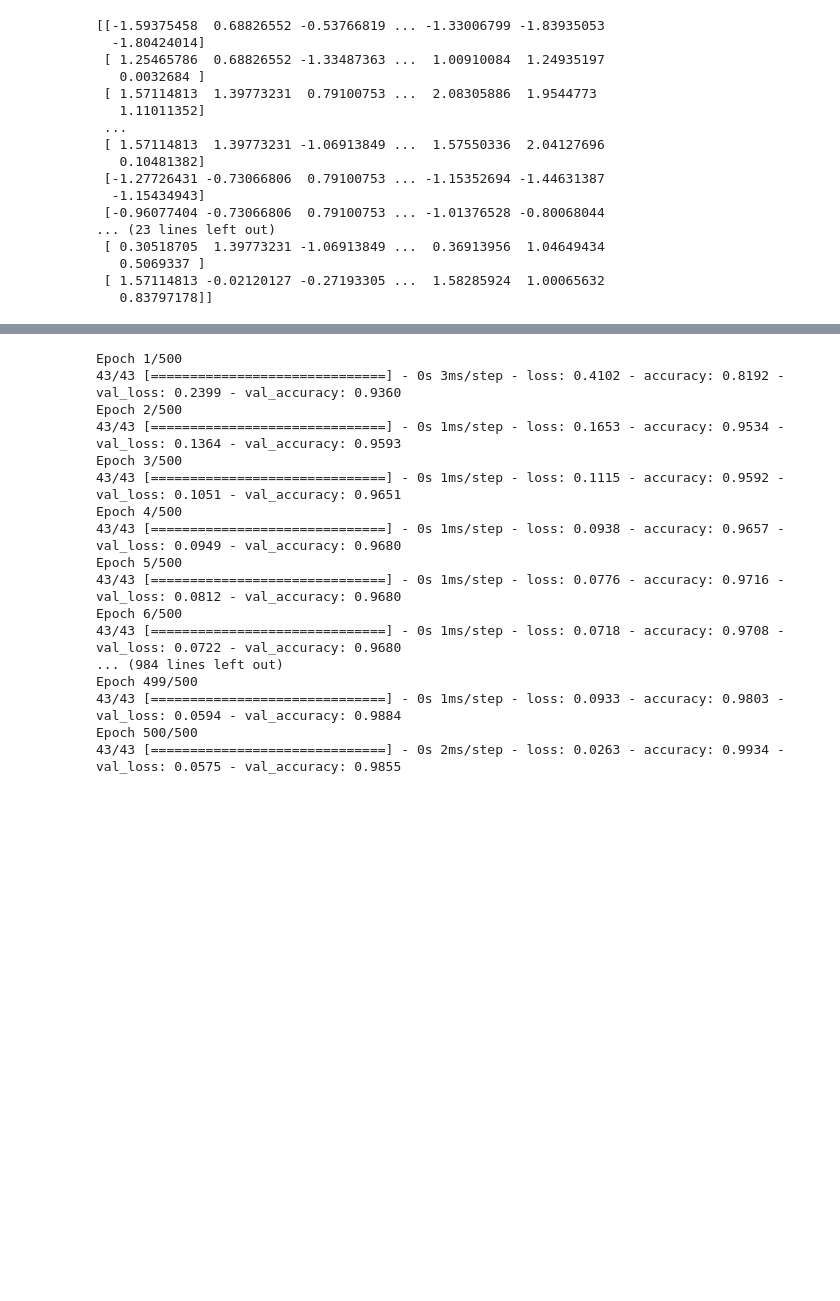
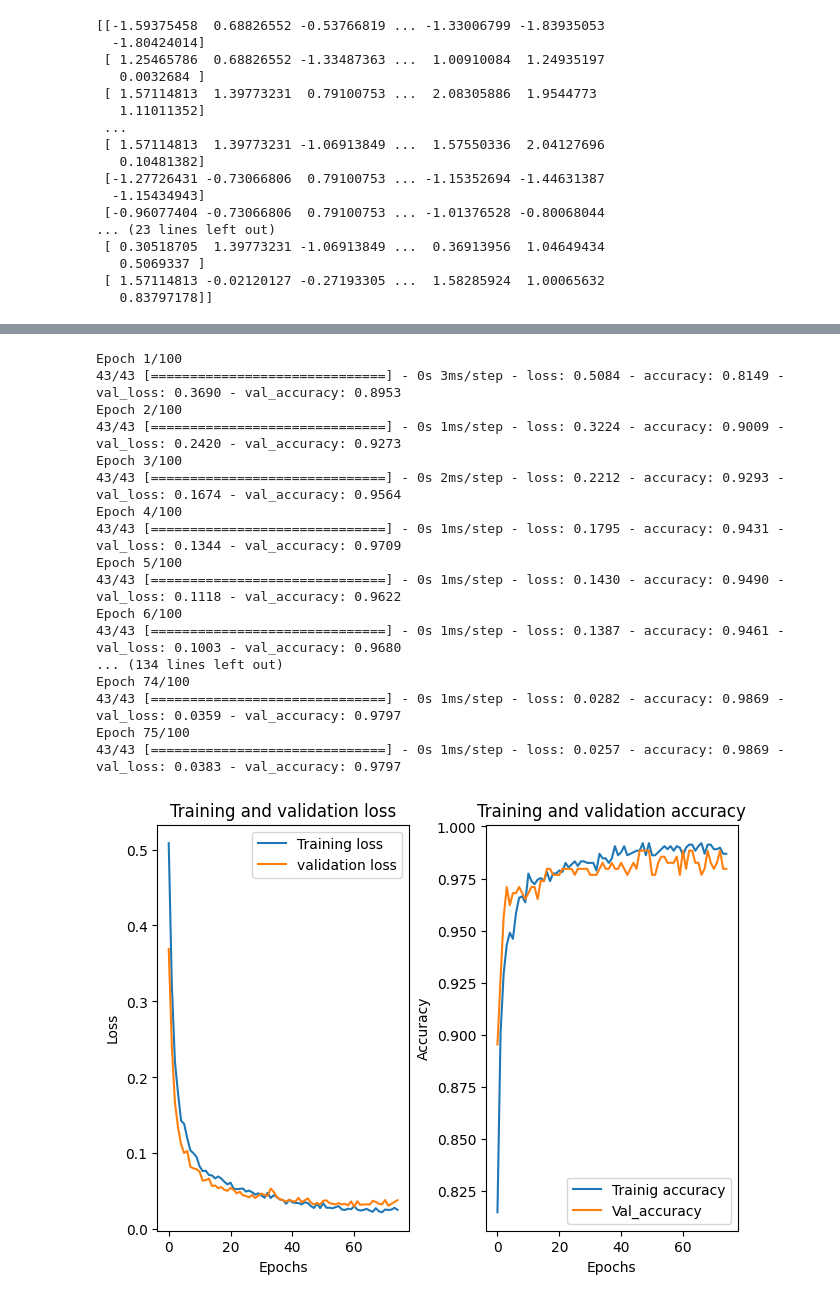
Before and after one commit to jongyunwoo/knocking-classification-and-multi-regression, a Jupyter notebook: knocking classification.ipynb, the cells around one changed output, grey strips where cells are left out. Cells and saved outputs as stored; diff of their text form; code cells hidden in the pictures; blank space fills up the shorter version.

```diff
--- a/knocking classification.ipynb
+++ b/knocking classification.ipynb
@@ -107,7 +112,8 @@ print(test_scale)
 # %%
 model = keras.Sequential()
 model.add(keras.layers.Dense(100, activation='relu', input_shape = (9,)))
-model.add(keras.layers.Dense(100, activation='relu'))
+model.add(keras.layers.Dense(10, activation='relu'))
+model.add(keras.layers.Dropout(0.3))
 model.add(keras.layers.Dense(1, activation='sigmoid'))
 model.summary()
 # %% [output]
@@ -127,26 +135,46 @@ Trainable params: 11201 (43.75 KB)
 Non-trainable params: 0 (0.00 Byte)
 _________________________________________________________________
 # %%
-from keras import optimizers
-from keras import losses
-from keras import metrics
+callback = tf.keras.callbacks.EarlyStopping(monitor='loss', patience=5)
 model.compile(optimizer=optimizers.legacy.Adam(learning_rate = 0.001), loss = 'binary_crossentropy', metrics=['accuracy'])
-history = model.fit(train_scale, train_output, epochs=500, validation_data=(val_scale, val_output))
+history = model.fit(train_scale, train_output, epochs=100, validation_data=(val_scale, val_output), callbacks=[callback])
 # %% [output]
-Epoch 1/500
-43/43 [==============================] - 0s 3ms/step - loss: 0.4102 - accuracy: 0.8192 - val_loss: 0.2399 - val_accuracy: 0.9360
-Epoch 2/500
-43/43 [==============================] - 0s 1ms/step - loss: 0.1653 - accuracy: 0.9534 - val_loss: 0.1364 - val_accuracy: 0.9593
-Epoch 3/500
-43/43 [==============================] - 0s 1ms/step - loss: 0.1115 - accuracy: 0.9592 - val_loss: 0.1051 - val_accuracy: 0.9651
-Epoch 4/500
-43/43 [==============================] - 0s 1ms/step - loss: 0.0938 - accuracy: 0.9657 - val_loss: 0.0949 - val_accuracy: 0.9680
-Epoch 5/500
-43/43 [==============================] - 0s 1ms/step - loss: 0.0776 - accuracy: 0.9716 - val_loss: 0.0812 - val_accuracy: 0.9680
-Epoch 6/500
-43/43 [==============================] - 0s 1ms/step - loss: 0.0718 - accuracy: 0.9708 - val_loss: 0.0722 - val_accuracy: 0.9680
-... (984 lines left out)
-Epoch 499/500
-43/43 [==============================] - 0s 1ms/step - loss: 0.0933 - accuracy: 0.9803 - val_loss: 0.0594 - val_accuracy: 0.9884
-Epoch 500/500
-43/43 [==============================] - 0s 2ms/step - loss: 0.0263 - accuracy: 0.9934 - val_loss: 0.0575 - val_accuracy: 0.9855
+Epoch 1/100
+43/43 [==============================] - 0s 3ms/step - loss: 0.5084 - accuracy: 0.8149 - val_loss: 0.3690 - val_accuracy: 0.8953
+Epoch 2/100
+43/43 [==============================] - 0s 1ms/step - loss: 0.3224 - accuracy: 0.9009 - val_loss: 0.2420 - val_accuracy: 0.9273
+Epoch 3/100
+43/43 [==============================] - 0s 2ms/step - loss: 0.2212 - accuracy: 0.9293 - val_loss: 0.1674 - val_accuracy: 0.9564
+Epoch 4/100
+43/43 [==============================] - 0s 1ms/step - loss: 0.1795 - accuracy: 0.9431 - val_loss: 0.1344 - val_accuracy: 0.9709
+Epoch 5/100
+43/43 [==============================] - 0s 1ms/step - loss: 0.1430 - accuracy: 0.9490 - val_loss: 0.1118 - val_accuracy: 0.9622
+Epoch 6/100
+43/43 [==============================] - 0s 1ms/step - loss: 0.1387 - accuracy: 0.9461 - val_loss: 0.1003 - val_accuracy: 0.9680
+... (134 lines left out)
+Epoch 74/100
+43/43 [==============================] - 0s 1ms/step - loss: 0.0282 - accuracy: 0.9869 - val_loss: 0.0359 - val_accuracy: 0.9797
+Epoch 75/100
+43/43 [==============================] - 0s 1ms/step - loss: 0.0257 - accuracy: 0.9869 - val_loss: 0.0383 - val_accuracy: 0.9797
+# %%
+history_dic = history.history
+loss = history_dic['loss']
+val_loss = history_dic['val_loss']
+accuracy = history_dic['accuracy']
+val_accuracy = history_dic['val_accuracy']
+fig, axs= plt.subplots(1, 2, constrained_layout = True)
+axs[0].plot(loss, label = 'Training loss')
+axs[0].plot(val_loss, label = 'validation loss')
+axs[1].plot(accuracy, label = 'Trainig accuracy')
+axs[1].plot(val_accuracy, label = 'Val_accuracy')
+axs[0].set_title('Training and validation loss')
+axs[0].set_xlabel('Epochs')
+axs[0].set_ylabel('Loss')
+axs[1].set_title('Training and validation accuracy')
+axs[1].set_xlabel('Epochs')
+axs[1].set_ylabel('Accuracy')
+axs[0].legend()
+axs[1].legend()
+plt.show()
+# %% [output]
+[figure, added]
```
Also changed, not shown: parts of 9 cells of this notebook.
